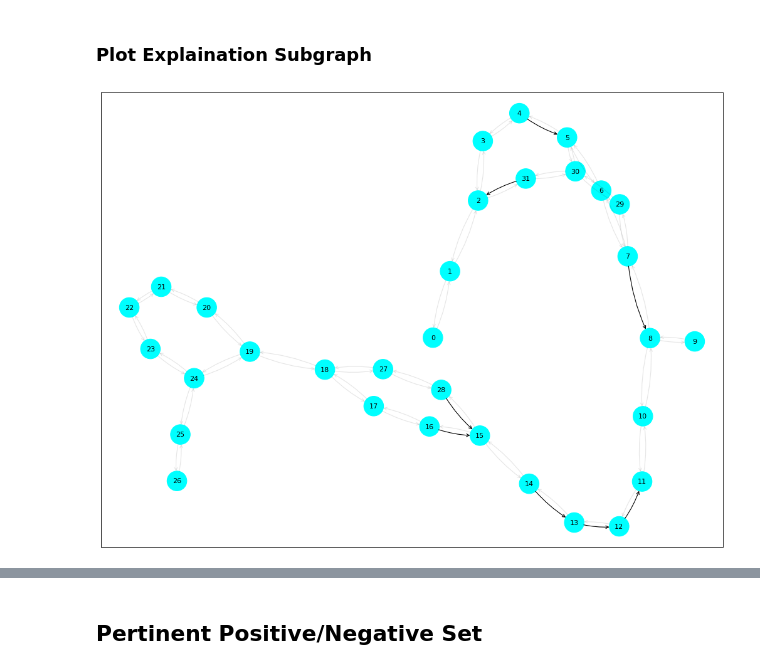
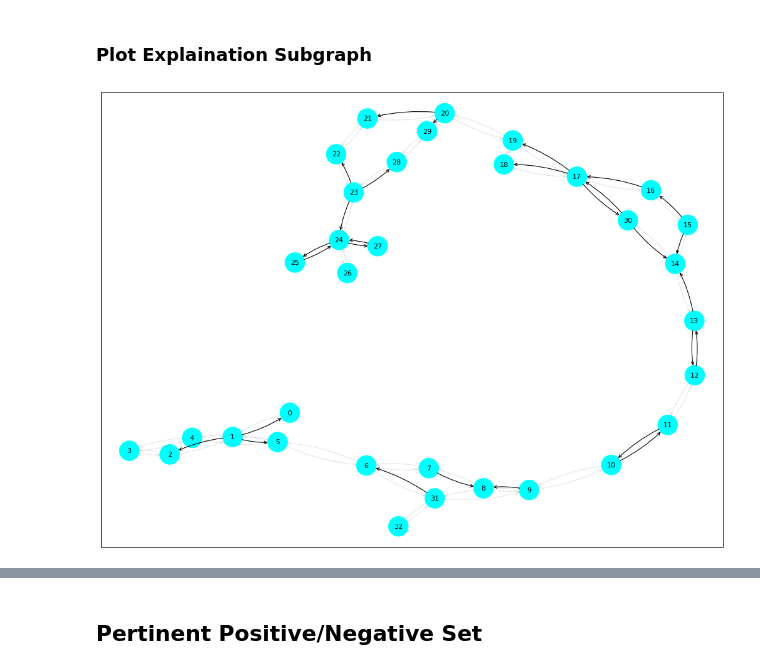
Before and after one commit to AndMastro/EdgeSHAPer, a Jupyter notebook: src/graphSHAper.ipynb, the cells around one changed output, grey strips where cells are left out. Drawn from its saved outputs; the diff is of its cells as text; code cells hidden in the pictures.

Commit message:
Working on model stability

```diff
--- a/src/graphSHAper.ipynb
+++ b/src/graphSHAper.ipynb
@@ -44,7 +44,8 @@ np.random.seed(42)
 # %%
 DATASET_TYPE = "single" #"single", dual
 TARGET = 1
-MODEL_NUM = 2 #2 with single targe 1 vs random
+TRAINING_SET_SPLIT = 1 #None, FULL, 0, 1, 2
+MODEL_NUM = 0 #2 with single targe 1 vs random
 SAVE = True
 TARGET_CPDS = "P14416_P42336" #"P14416_P42336 (single) #P27338_P22303 P27338_P29274 Q9Y5N1_P31645 (dual)
 DATASET_NAME = "chembl29_predicting_target_" + TARGET_CPDS + "_target_"+ str(TARGET) +"_vs_random_cpds" #"chembl29_dt_cpds_" + TARGET_CPDS + "_balanced" #"chembl29_predicting_target_" + TARGET_CPDS + "_target_"+ str(TARGET) +"_vs_random_cpds" # "chembl29_dt_cpds_" + TARGET_CPDS + "_balanced" #"chembl29_predicting_target_P14416_P42336_target_1_vs_random_cpds"
@@ -97,14 +98,12 @@ chembl_dataset = ChEMBL(path = CSV_DATA_PATH, smiles_field = "nonstereo_aromatic
 # %% [markdown]
 Visualize molecules using NetworkX
 # %%
-
-
 smiles = chembl_dataset.smiles_list
 mols = []
 for i in tqdm(range(len(chembl_dataset.smiles_list))):
     mols.append(read_smiles(chembl_dataset.smiles_list[i]))
 
-mol = mols[0]
-print(mol.nodes(data='element'))
-labels = nx.get_node_attributes(mol, 'element')
-nx.draw(mol, labels = labels, pos=nx.spring_layout(mol))
+# mol = mols[0]
+# print(mol.nodes(data='element'))
+# labels = nx.get_node_attributes(mol, 'element')
+# nx.draw(mol, labels = labels, pos=nx.spring_layout(mol))
@@ -301,7 +243,10 @@ GCN(
 # %%
 import os.path as osp
 
-MODEL_PATH = "../models/PyG/" + DATASET_NAME + "_model_" + str(MODEL_NUM) + ".ckpt"
+if TRAINING_SET_SPLIT == None:
+    MODEL_PATH = "../models/PyG/" + DATASET_NAME + "_model_" + str(MODEL_NUM) + ".ckpt"
+else:
+    MODEL_PATH = "../models/PyG/" + DATASET_NAME + "_training_set_" + str(TRAINING_SET_SPLIT) + "_model_" + str(MODEL_NUM) + ".ckpt"
 ckpt_path = osp.join(MODEL_PATH)
 model.load_state_dict(torch.load(ckpt_path))
 model.to(device)
@@ -356,7 +301,7 @@ $\phi_m(v) = \frac{1}{|E|} \sum_S \frac{v(S \cup {m}) - v(S)}{\binom{|E|-1}{|S|}
 # for dual target Q9Y5N1_P31645 sample 0 has class 0
 # for dual target P27338_P29274 sample 0 is class 0
 # for dual targe P27338_P22303 sample 4 is class 0
-test_set_index = 458
+test_set_index = 112
 test_cpd = test_data[test_set_index].to(device)
 print(test_cpd.smiles)
 mol_test = data.Molecule.from_smiles(test_cpd.smiles, with_hydrogen=False)
@@ -772,17 +729,20 @@ node_feat_mask, edge_mask = explainer.explain_graph(x, edge_index)
 # %%
 from matplotlib.pyplot import figure
 
 figure(figsize=(16, 12), dpi=80)
 threshold = 0.75
 edge_mask = edge_mask.to("cpu")
 ax, G = explainer.visualize_subgraph(edge_index = edge_index, edge_mask = edge_mask, node_idx = -1, y=None, threshold=threshold)
 
 if SAVE:
-    plt.savefig(CPD_FOLDER_NAME + "/" + test_cpd.smiles + "_GNNExplainer_viz0", dpi=300, bbox_inches='tight')
+    if TRAINING_SET_SPLIT == None:
+        plt.savefig(CPD_FOLDER_NAME + "/" + test_cpd.smiles + "_GNNExplainer_viz0", dpi=300, bbox_inches='tight')
+    else:
+        plt.savefig(CPD_FOLDER_NAME + "/" + test_cpd.smiles + "_GNNExplainer_viz0_" + "training_split_ " + str(TRAINING_SET_SPLIT), dpi=300, bbox_inches='tight')
 
 plt.show()
 # %% [output]
-[figure, old version]
+[figure, new version]
 # %%
 hard_edge_mask = (edge_mask >= threshold).to(torch.float)
 hard_edge_mask.shape
```
Also changed, not shown: parts of 17 cells of this notebook, 52 other files.
